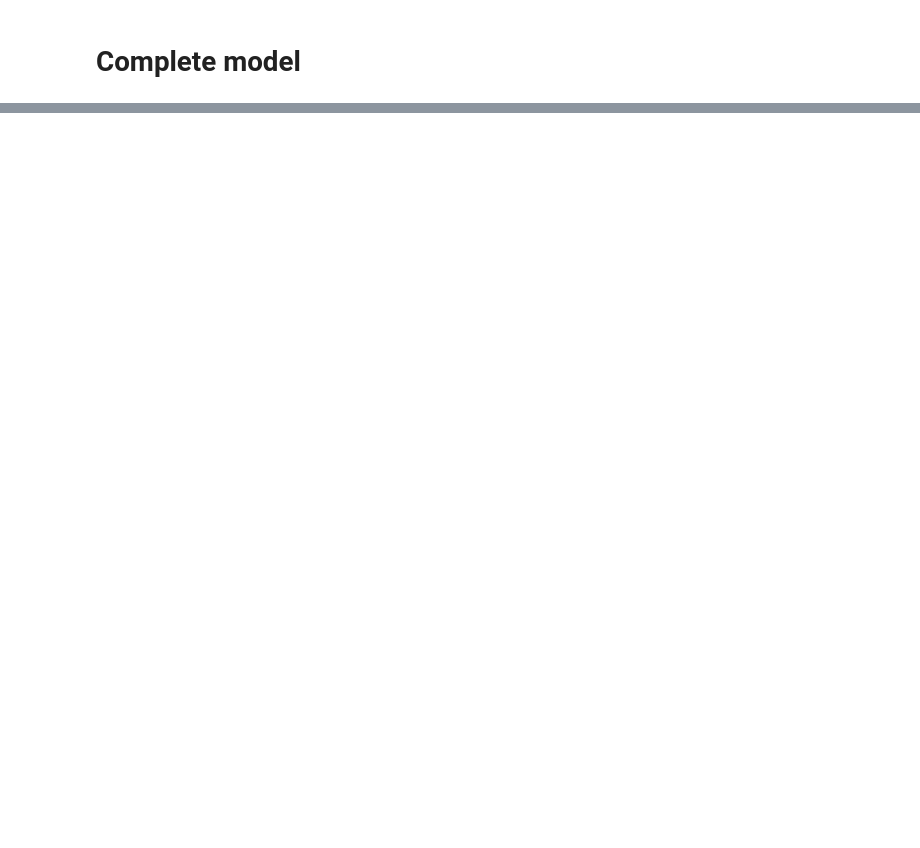
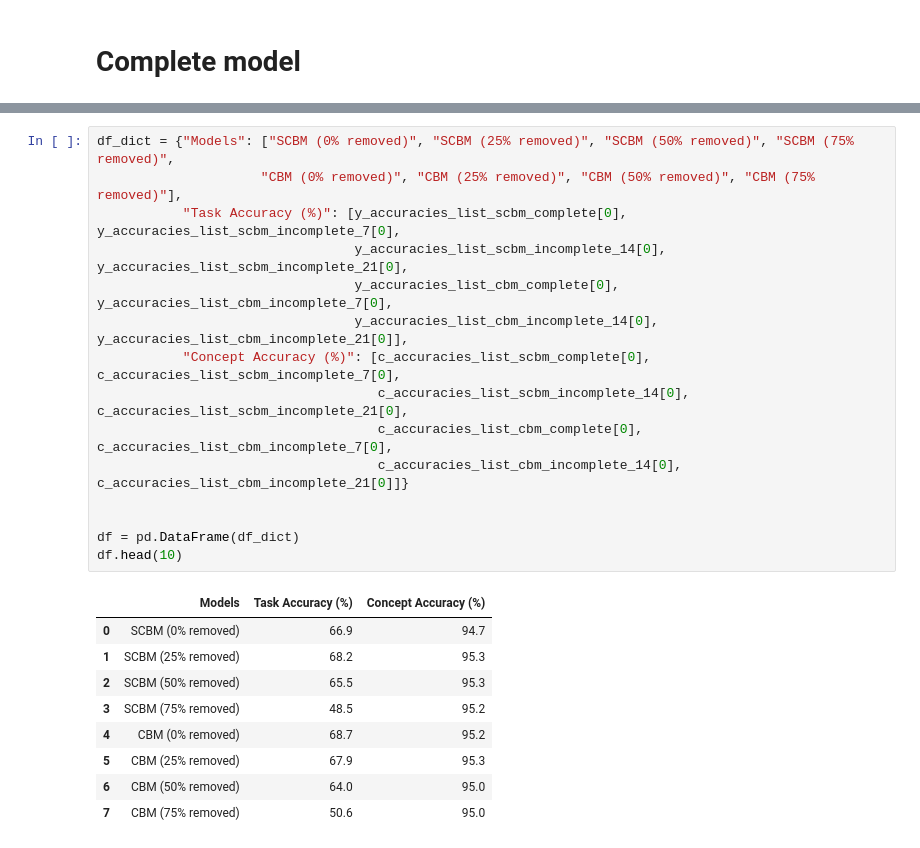
Before and after one commit to stephenmarcou/SCBM_implementation, a Jupyter notebook: results.ipynb, the cells around one changed output, grey strips where cells are left out. Drawn from its saved outputs; the diff is of its cells as text; blank space fills up the shorter version.

```diff
--- a/results.ipynb
+++ b/results.ipynb
@@ -97,0 +209,25 @@ plt.show()
+# %%
+df_dict = {"Models": ["SCBM (0% removed)", "SCBM (25% removed)", "SCBM (50% removed)", "SCBM (75% removed)",
+                     "CBM (0% removed)", "CBM (25% removed)", "CBM (50% removed)", "CBM (75% removed)"],
+           "Task Accuracy (%)": [y_accuracies_list_scbm_complete[0], y_accuracies_list_scbm_incomplete_7[0],
+                                 y_accuracies_list_scbm_incomplete_14[0], y_accuracies_list_scbm_incomplete_21[0],
+                                 y_accuracies_list_cbm_complete[0], y_accuracies_list_cbm_incomplete_7[0],
+                                 y_accuracies_list_cbm_incomplete_14[0], y_accuracies_list_cbm_incomplete_21[0]],
+           "Concept Accuracy (%)": [c_accuracies_list_scbm_complete[0], c_accuracies_list_scbm_incomplete_7[0],
+                                    c_accuracies_list_scbm_incomplete_14[0], c_accuracies_list_scbm_incomplete_21[0],
+                                    c_accuracies_list_cbm_complete[0], c_accuracies_list_cbm_incomplete_7[0],
+                                    c_accuracies_list_cbm_incomplete_14[0], c_accuracies_list_cbm_incomplete_21[0]]}
+
+
+df = pd.DataFrame(df_dict)
+df.head(10)
+# %% [output]
+|  | Models | Task Accuracy (%) | Concept Accuracy (%) |
+| 0 | SCBM (0% removed) | 66.9 | 94.7 |
+| 1 | SCBM (25% removed) | 68.2 | 95.3 |
+| 2 | SCBM (50% removed) | 65.5 | 95.3 |
+| 3 | SCBM (75% removed) | 48.5 | 95.2 |
+| 4 | CBM (0% removed) | 68.7 | 95.2 |
+| 5 | CBM (25% removed) | 67.9 | 95.3 |
+| 6 | CBM (50% removed) | 64.0 | 95.0 |
+| 7 | CBM (75% removed) | 50.6 | 95.0 |
```
Also changed, not shown: parts of 7 cells of this notebook, 3 other files.
